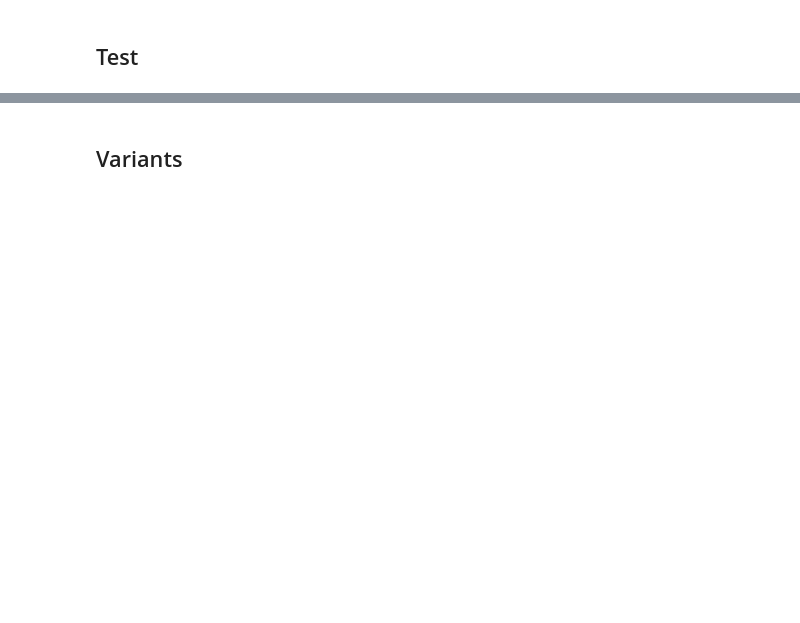
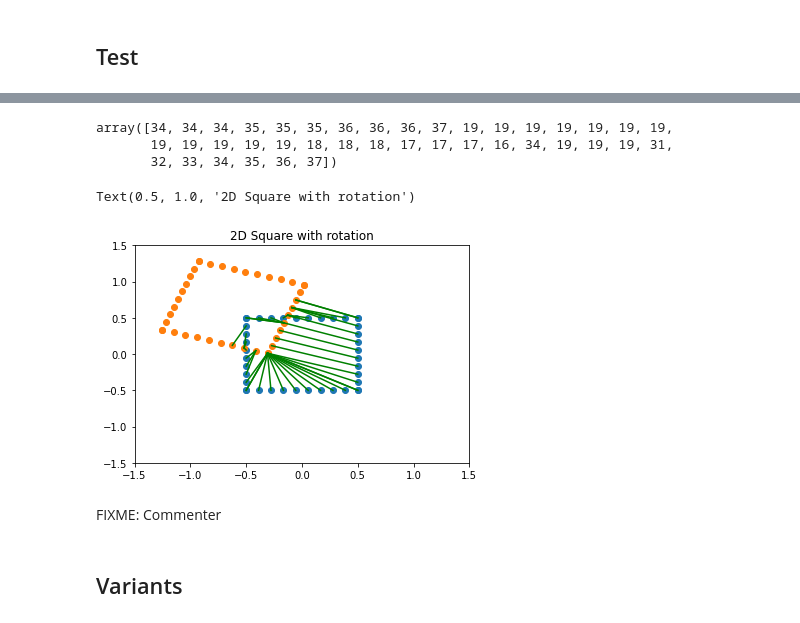
Before and after one commit to Li0nMo0se/medical_imaging, a Jupyter notebook: ICP.ipynb, the cells around one changed output, grey strips where cells are left out. Cells and saved outputs as stored; diff of their text form; code cells hidden in the pictures; blank space fills up the shorter version.

```diff
--- a/ICP.ipynb
+++ b/ICP.ipynb
@@ -76,2 +199,25 @@ from icp.icp import icp # Import OK
+# %%
+distances, indices_dst = other_icp.nearest_neighbor(square_2d, square_2d_transformed)
+indices_dst
+# %% [output]
+array([34, 34, 34, 35, 35, 35, 36, 36, 36, 37, 19, 19, 19, 19, 19, 19, 19,
+       19, 19, 19, 19, 19, 18, 18, 18, 17, 17, 17, 16, 34, 19, 19, 19, 31,
+       32, 33, 34, 35, 36, 37])
+# %%
+plt.scatter(square_2d[:, 0], square_2d[:, 1])
+plt.scatter(square_2d_transformed[:, 0], square_2d_transformed[:, 1])
+plt.xlim(-1.5 * square_width, 1.5 * square_width)
+plt.ylim(-1.5 * square_width, 1.5 * square_width)
+# for i in range(len(square_2d)):
+#     plt.plot(np.vstack((square_2d[i, 0], square_2d_transformed[indices_dst[i], 0])),
+#              np.vstack((square_2d[i, 1], square_2d_transformed[indices_dst[i], 1])))
+plt.plot(np.vstack((square_2d[:, 0], square_2d_transformed[indices_dst][:, 0])),
+         np.vstack((square_2d[:, 1], square_2d_transformed[indices_dst][:, 1])), color='green')
+plt.title("2D Square with rotation")
+# %% [output]
+Text(0.5, 1.0, '2D Square with rotation')
+[figure, added]
+# %% [markdown]
+FIXME: Commenter
 # %% [markdown]
 ## Variants
```
Also changed, not shown: parts of 15 cells of this notebook, 1 other file.
